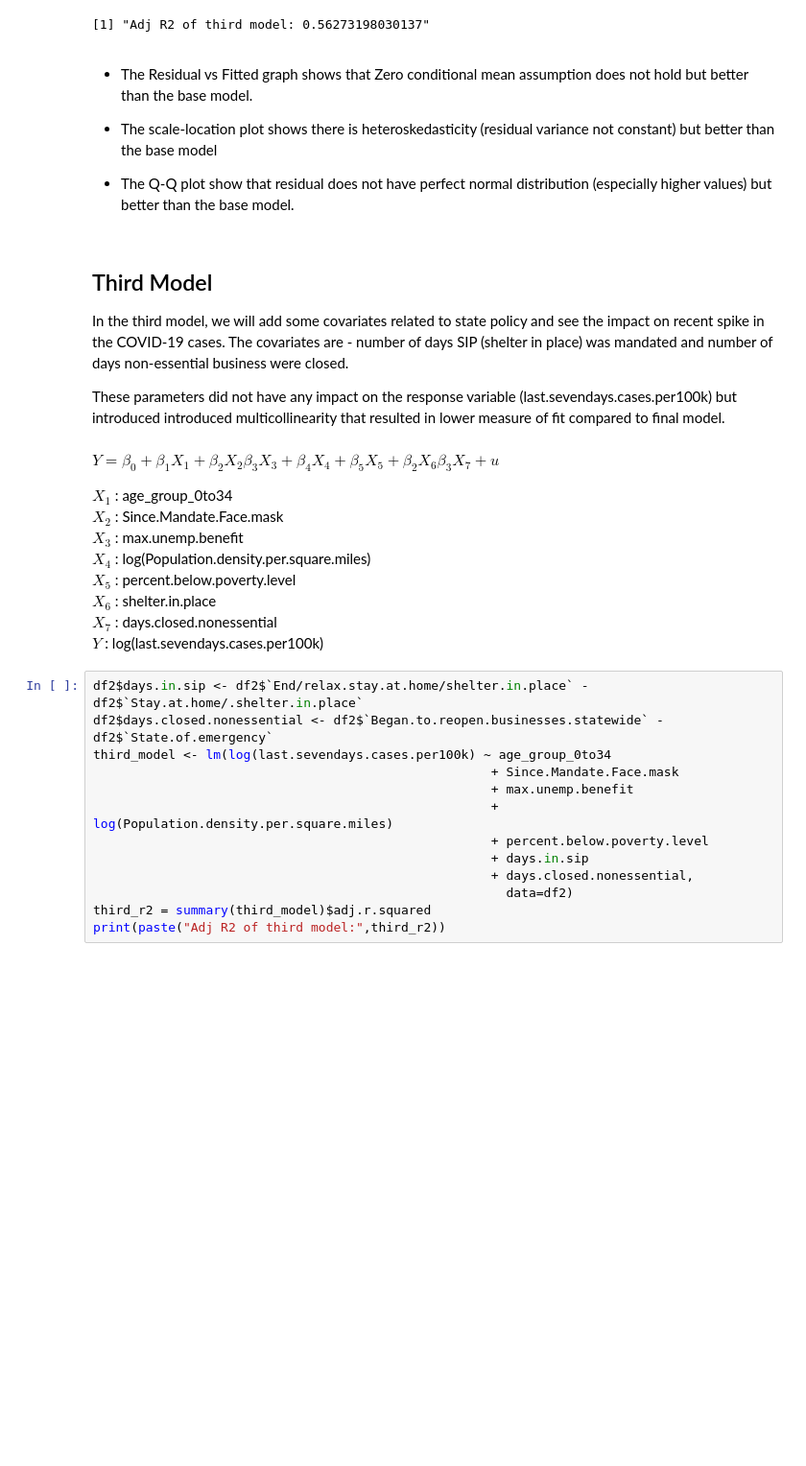
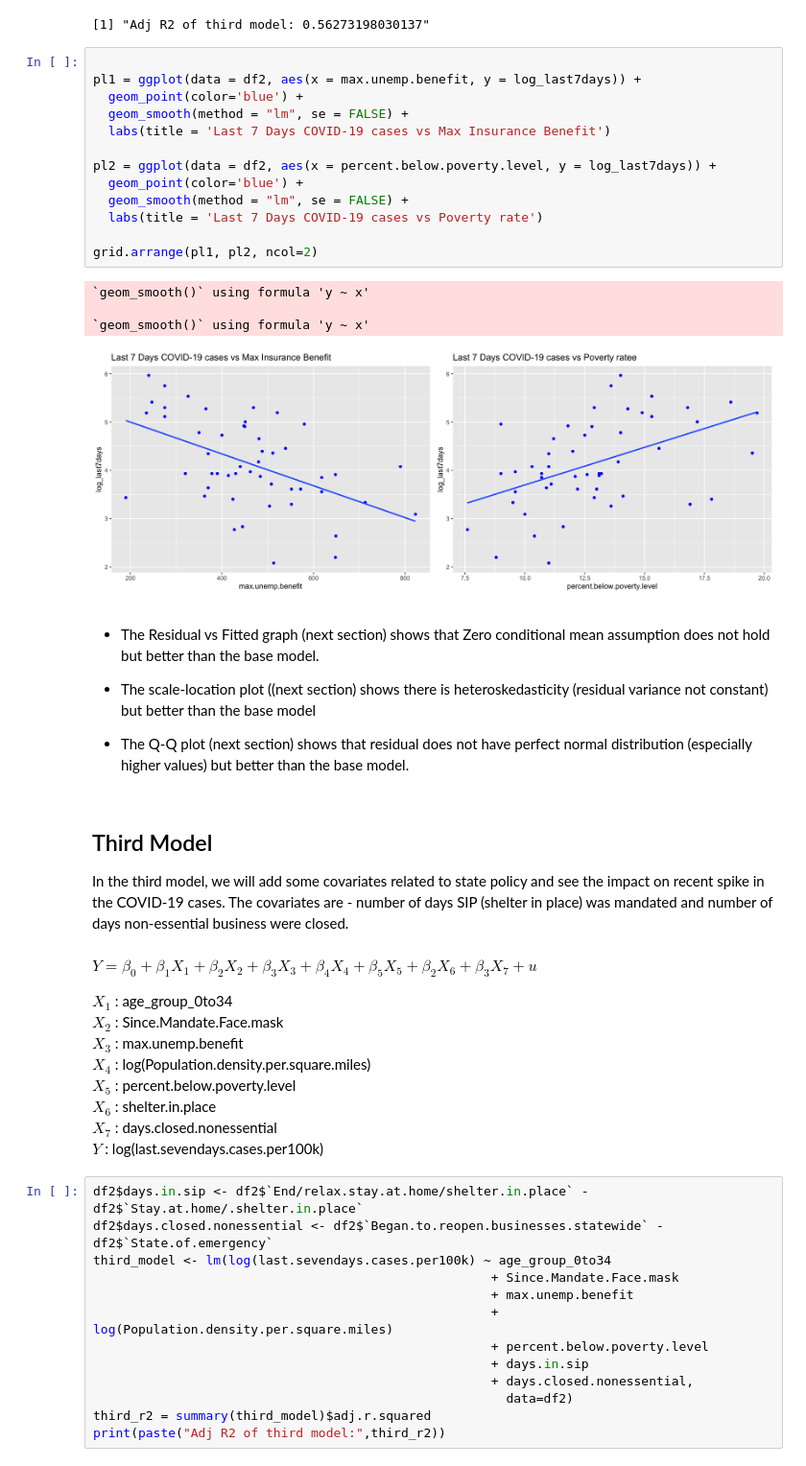
Before and after one commit to MadhuAtBerkeley/Lab-3, a Jupyter notebook: lab_3.ipynb, the cells around one changed output. Shown: that part at 96% size. Saved outputs shown, nothing was run; the diff lists cells and outputs as text; blank space fills up the shorter version.

```diff
--- a/lab_3.ipynb
+++ b/lab_3.ipynb
@@ -278,20 +297,36 @@ final_r2 =summary(final_model)$adj.r.squared
 print(paste("Adj R2 of Second/Final model:",final_r2))
 # %% [output]
 [1] "Adj R2 of third model: 0.56273198030137"
+# %%
+
+pl1 = ggplot(data = df2, aes(x = max.unemp.benefit, y = log_last7days)) +
+  geom_point(color='blue') +
+  geom_smooth(method = "lm", se = FALSE) +
+  labs(title = 'Last 7 Days COVID-19 cases vs Max Insurance Benefit')
+
+pl2 = ggplot(data = df2, aes(x = percent.below.poverty.level, y = log_last7days)) +
+  geom_point(color='blue') +
+  geom_smooth(method = "lm", se = FALSE) +
+  labs(title = 'Last 7 Days COVID-19 cases vs Poverty rate')
+
+grid.arrange(pl1, pl2, ncol=2)
+# %% [output]
+`geom_smooth()` using formula 'y ~ x'
+
+`geom_smooth()` using formula 'y ~ x'
+[figure, added]
 # %% [markdown]
- - The Residual vs Fitted graph shows that Zero conditional mean assumption does not hold but better than the base model.
+ - The Residual vs Fitted graph (next section) shows that Zero conditional mean assumption does not hold but better than the base model.
 
- - The scale-location plot shows there is heteroskedasticity (residual variance not constant) but better than the base model
+ - The scale-location plot ((next section) shows there is heteroskedasticity (residual variance not constant) but better than the base model
 
- - The Q-Q plot show that residual does not have perfect normal distribution (especially higher values) but better than the base model.
+ - The Q-Q plot (next section) shows that residual does not have perfect normal distribution (especially higher values) but better than the base model.
 # %% [markdown]
 ## Third Model
 
 In the third model, we will add some covariates related to state policy and see the impact on recent spike in the COVID-19 cases. The covariates are - number of days SIP (shelter in place) was mandated and number of days non-essential business were closed.
-
-These parameters did not have any impact on the response variable (last.sevendays.cases.per100k) but introduced introduced multicollinearity that resulted in lower measure of fit compared to final model.
 # %% [markdown]
-$Y = \beta_0 + \beta_1X_1 + \beta_2X_2 \beta_3X_3 + \beta_4X_4 + \beta_5X_5+ \beta_2X_6 \beta_3X_7 + u$
+$Y = \beta_0 + \beta_1X_1 + \beta_2X_2 + \beta_3X_3 + \beta_4X_4 + \beta_5X_5+ \beta_2X_6 + \beta_3X_7 + u$
 
 $X_1$ : age_group_0to34\
 $X_2$ : Since.Mandate.Face.mask\
```
Also changed, not shown: parts of 11 cells of this notebook, 1 other file.
